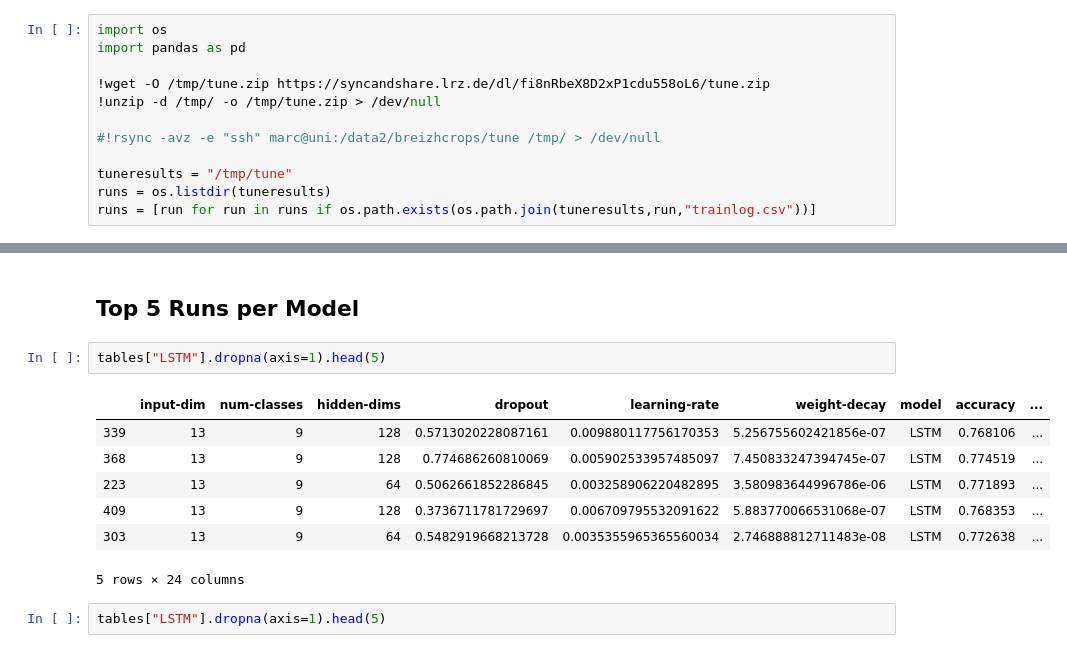
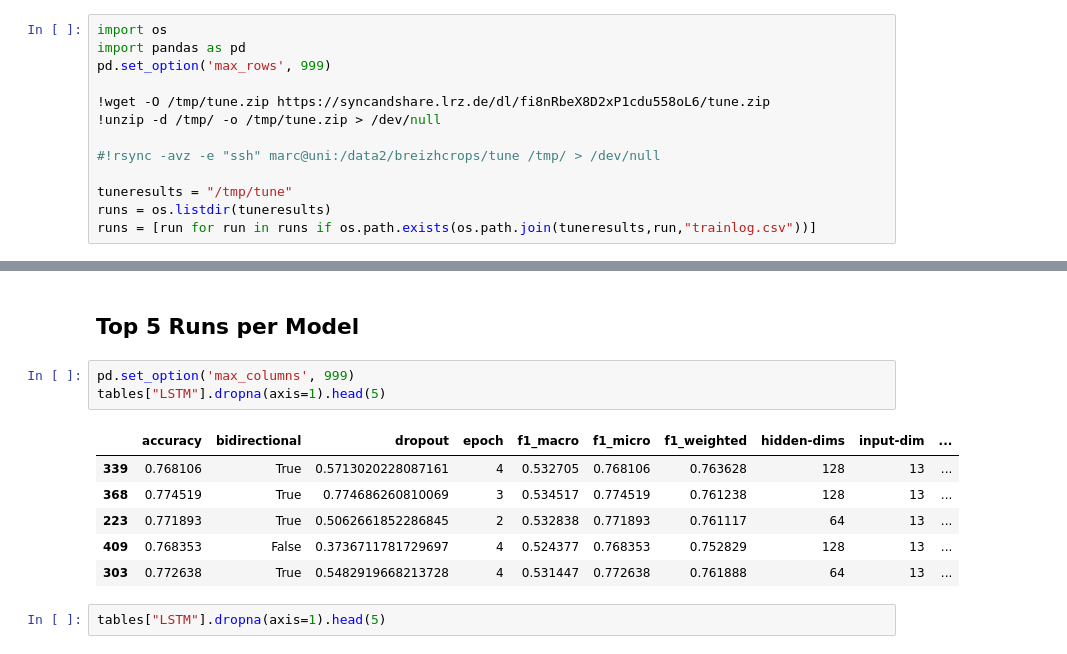
Before and after one commit to dl4sits/BreizhCrops, a Jupyter notebook: notebooks/Hyperparameter.ipynb, the cells around one changed output, grey strips where cells are left out. Saved outputs shown, nothing was run; the diff lists cells and outputs as text.

```diff
--- a/notebooks/Hyperparameter.ipynb
+++ b/notebooks/Hyperparameter.ipynb
@@ -5,6 +5,7 @@ This notebook parses hyperparameter and validation statistics from the tune runs
 # %%
 import os
 import pandas as pd
+pd.set_option('max_rows', 999)
 
 !wget -O /tmp/tune.zip https://syncandshare.lrz.de/dl/fi8nRbeX8D2xP1cdu558oL6/tune.zip
 !unzip -d /tmp/ -o /tmp/tune.zip > /dev/null
@@ -83,15 +84,15 @@ Name: accuracy, dtype: int64
 # %% [markdown]
 ## Top 5 Runs per Model
 # %%
+pd.set_option('max_columns', 999)
 tables["LSTM"].dropna(axis=1).head(5)
 # %% [output]
-|  | input-dim | num-classes | hidden-dims | dropout | learning-rate | weight-decay | model | accuracy | ... |
-| 339 | 13 | 9 | 128 | 0.5713020228087161 | 0.009880117756170353 | 5.256755602421856e-07 | LSTM | 0.768106 | ... |
-| 368 | 13 | 9 | 128 | 0.774686260810069 | 0.005902533957485097 | 7.450833247394745e-07 | LSTM | 0.774519 | ... |
-| 223 | 13 | 9 | 64 | 0.5062661852286845 | 0.003258906220482895 | 3.580983644996786e-06 | LSTM | 0.771893 | ... |
-| 409 | 13 | 9 | 128 | 0.3736711781729697 | 0.006709795532091622 | 5.883770066531068e-07 | LSTM | 0.768353 | ... |
-| 303 | 13 | 9 | 64 | 0.5482919668213728 | 0.0035355965365560034 | 2.746888812711483e-08 | LSTM | 0.772638 | ... |
+|  | accuracy | bidirectional | dropout | epoch | f1_macro | f1_micro | f1_weighted | hidden-dims | input-dim | ... |
+| 339 | 0.768106 | True | 0.5713020228087161 | 4 | 0.532705 | 0.768106 | 0.763628 | 128 | 13 | ... |
+| 368 | 0.774519 | True | 0.774686260810069 | 3 | 0.534517 | 0.774519 | 0.761238 | 128 | 13 | ... |
+| 223 | 0.771893 | True | 0.5062661852286845 | 2 | 0.532838 | 0.771893 | 0.761117 | 64 | 13 | ... |
+| 409 | 0.768353 | False | 0.3736711781729697 | 4 | 0.524377 | 0.768353 | 0.752829 | 128 | 13 | ... |
+| 303 | 0.772638 | True | 0.5482919668213728 | 4 | 0.531447 | 0.772638 | 0.761888 | 64 | 13 | ... |
-5 rows × 24 columns
 # %%
 tables["LSTM"].dropna(axis=1).head(5)
 # %% [output]
```
Also changed, not shown: parts of 1 cell of this notebook.
